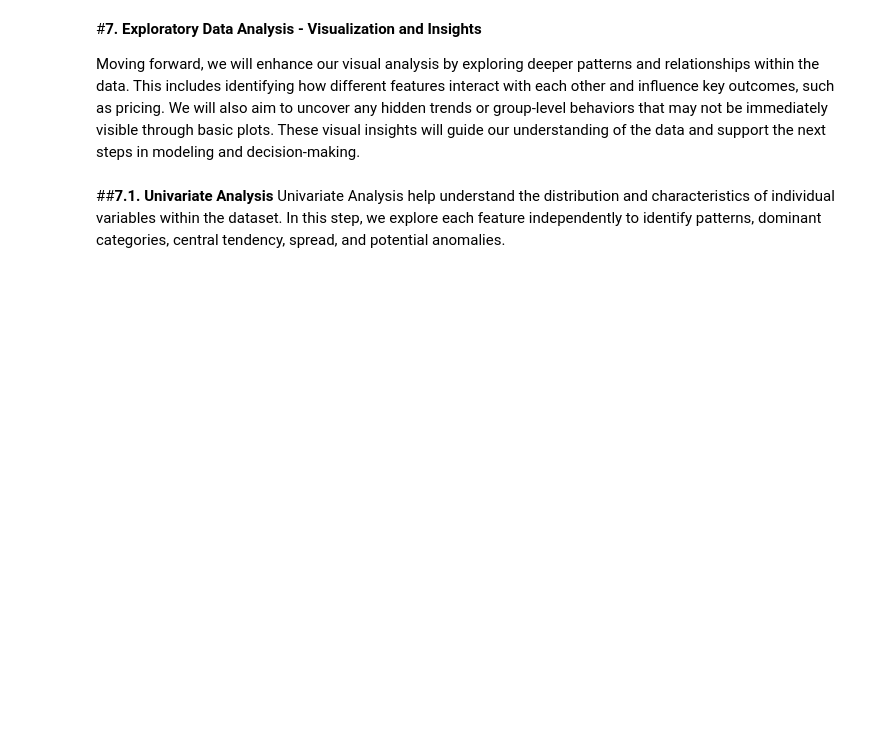
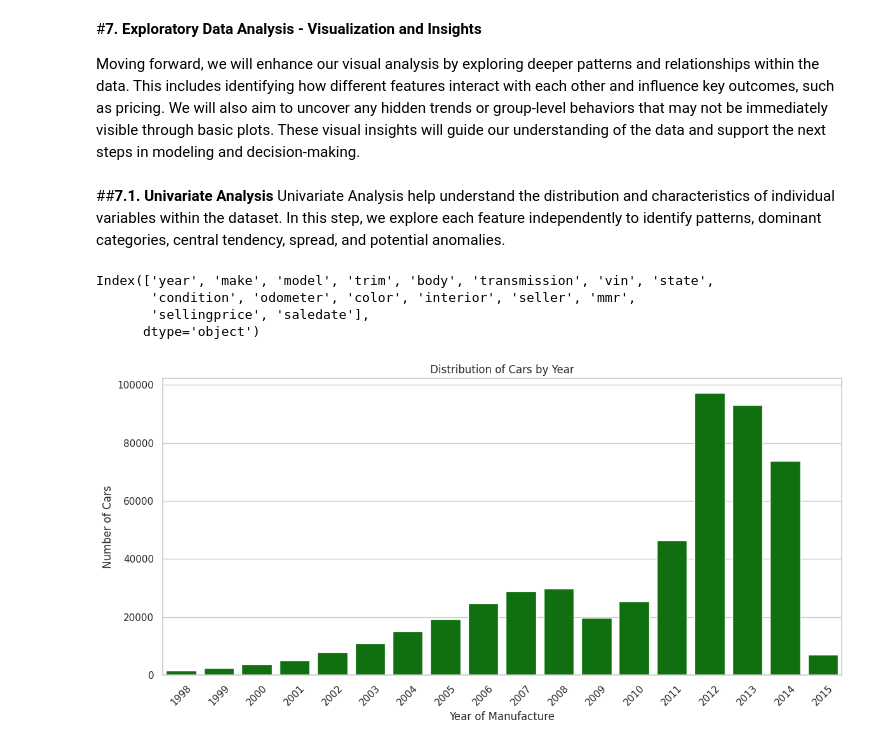
Before and after one commit to Sagarjain93/car_prices, a Jupyter notebook: car_prices.ipynb, the cells around one changed output. Saved outputs shown, nothing was run; the diff lists cells and outputs as text; code cells hidden in the pictures; blank space fills up the shorter version.

```diff
--- a/car_prices.ipynb
+++ b/car_prices.ipynb
@@ -416,3 +416,22 @@ Moving forward, we will enhance our visual analysis by exploring deeper patterns
 # %% [markdown]
 ##**7.1. Univariate Analysis**
 Univariate Analysis help understand the distribution and characteristics of individual variables within the dataset. In this step, we explore each feature independently to identify patterns, dominant categories, central tendency, spread, and potential anomalies.
+# %%
+df.columns
+# %% [output]
+Index(['year', 'make', 'model', 'trim', 'body', 'transmission', 'vin', 'state',
+       'condition', 'odometer', 'color', 'interior', 'seller', 'mmr',
+       'sellingprice', 'saledate'],
+      dtype='object')
+# %%
+# Univariate anaysis of year
+plt.figure(figsize=(12, 6))
+sns.countplot(x='year', data=df, order=sorted(df['year'].dropna().unique()),color="green")
+plt.title('Distribution of Cars by Year')
+plt.xlabel('Year of Manufacture')
+plt.ylabel('Number of Cars')
+plt.xticks(rotation=45)
+plt.tight_layout()
+plt.show()
+# %% [output]
+[figure, added]
```
Also changed, not shown: parts of 7 cells of this notebook.
